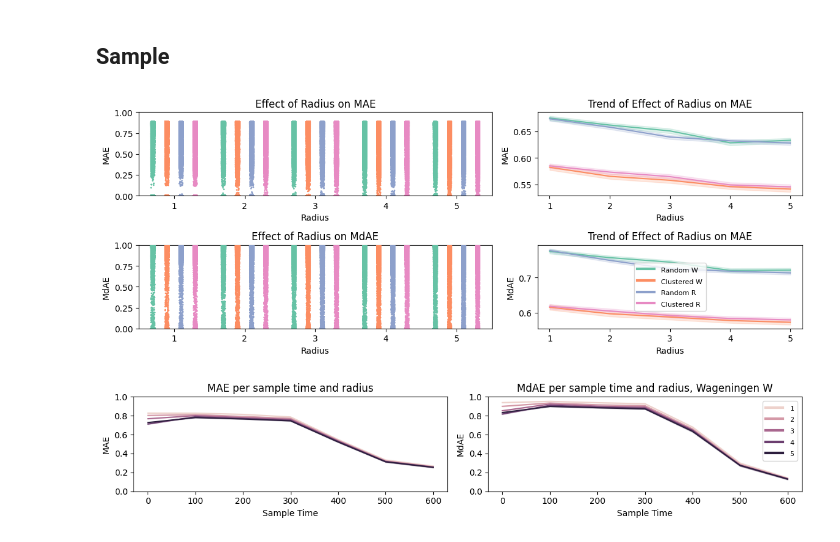
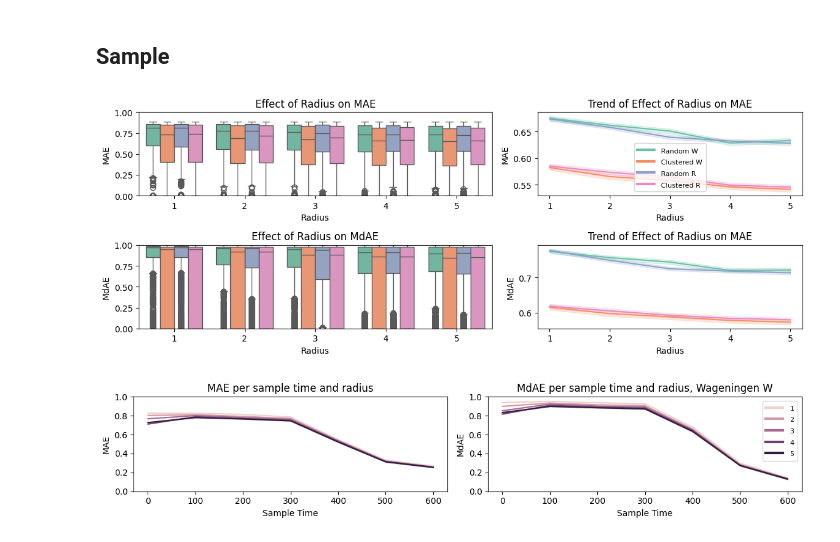
Before and after one commit to timovdk/BLOSSOM, a Jupyter notebook: figures/5-results_viz.ipynb, the cells around one changed output. Saved outputs shown, nothing was run; the diff lists cells and outputs as text; code cells hidden in the pictures.

```diff
--- a/figures/5-results_viz.ipynb
+++ b/figures/5-results_viz.ipynb
@@ -385,7 +383,7 @@ ax3 = fig.add_subplot(gs[2])
 ax4 = fig.add_subplot(gs[3])
 
 # Plot [mae, w]
-sns.stripplot(size=2, dodge=True, x='r', y='mae_sh', hue='setup', palette=sns.color_palette("Set2")[:4], data=df_combined, ax=ax1, legend=False)
+sns.boxplot(x='r', y='mae_sh', hue='setup', palette=sns.color_palette("Set2")[:4], data=df_combined, ax=ax1, legend=False)
 ax1.set_title('Effect of Radius on MAE')
 ax1.set_xlabel('Radius')
 ax1.set_ylabel('MAE')
@@ -400,12 +398,13 @@ g.set_xticks([1, 2, 3, 4, 5])
 for lh in g.legend_.legend_handles:
     lh.set_linewidth('3')
 g.legend_.set_title('')
+g.legend_.set_loc('upper right')
 new_labels = ['Random W', 'Clustered W', 'Random R', 'Clustered R']
 for t, l in zip(g.legend_.texts, new_labels):
     t.set_text(l)
     t.set_fontsize('8')
 
-sns.stripplot(size=2, dodge=True, x='r', y='mdae_sh', hue='setup', palette=sns.color_palette("Set2")[:4], data=df_combined, ax=ax3, legend=False)
+sns.boxplot(x='r', y='mdae_sh', hue='setup', palette=sns.color_palette("Set2")[:4], data=df_combined, ax=ax3, legend=False)
 ax3.set_title('Effect of Radius on MdAE')
 ax3.set_xlabel('Radius')
 ax3.set_ylabel('MdAE')
@@ -539,50 +537,51 @@ gs = GridSpec(2, 2, width_ratios=[4, 3], height_ratios=[1, 1])
 ax1 = fig.add_subplot(gs[0])
 ax2 = fig.add_subplot(gs[1])
 ax3 = fig.add_subplot(gs[2])
 ax4 = fig.add_subplot(gs[3])
 
 # Plot [mae, w]
-sns.stripplot(size=2, dodge=True, x='r', y='mae', hue='setup', palette=sns.color_palette("Set2")[:4], data=df_combined, ax=ax1, legend=False)
+sns.boxplot(x='r', y='mae', hue='setup', palette=sns.color_palette("Set2")[:4], data=df_combined, ax=ax1, legend=False)
 ax1.set_title('Effect of Radius on MAE')
 ax1.set_xlabel('Radius')
 ax1.set_ylabel('MAE')
 ax1.set_ybound(0,1)
 
-g = sns.lineplot(x='r', y='mae', hue='setup', palette=sns.color_palette("Set2")[:4], data=df_combined, ax=ax2, legend=False)
+g = sns.lineplot(x='r', y='mae', hue='setup', palette=sns.color_palette("Set2")[:4], data=df_combined, ax=ax2, legend=True)
 ax2.set_title('Trend of Effect of Radius on MAE')
 ax2.set_xlabel('Radius')
 ax2.set_ylabel('MAE')
 g.set_xticks([1, 2, 3, 4, 5])
 #ax2.set_ybound(0,1)
-
-# Plot [mae, w]
-sns.stripplot(size=2, dodge=True, x='r', y='mdae', hue='setup', palette=sns.color_palette("Set2")[:4], data=df_combined, ax=ax3, legend=False)
-ax3.set_title('Effect of Radius on MdAE')
-ax3.set_xlabel('Radius')
-ax3.set_ylabel('MdAE')
-ax3.set_ybound(0,1)
-
-g = sns.lineplot(x='r', y='mdae', hue='setup', palette=sns.color_palette("Set2")[:4], data=df_combined, ax=ax4)
-ax4.set_title('Trend of Effect of Radius on MAE')
-ax4.set_xlabel('Radius')
-ax4.set_ylabel('MdAE')
-g.set_xticks([1, 2, 3, 4, 5])
-#ax4.set_ybound(0,1)
 for lh in g.legend_.legend_handles:
     lh.set_linewidth('3')
 g.legend_.set_title('')
 new_labels = ['Random W', 'Clustered W', 'Random R', 'Clustered R']
 for t, l in zip(g.legend_.texts, new_labels):
     t.set_text(l)
     t.set_fontsize('8')
 
+# Plot [mae, w]
+sns.boxplot(x='r', y='mdae', hue='setup', palette=sns.color_palette("Set2")[:4], data=df_combined, ax=ax3, legend=False)
+ax3.set_title('Effect of Radius on MdAE')
+ax3.set_xlabel('Radius')
+ax3.set_ylabel('MdAE')
+ax3.set_ybound(0,1)
+
+g = sns.lineplot(x='r', y='mdae', hue='setup', palette=sns.color_palette("Set2")[:4], data=df_combined, ax=ax4, legend=False)
+ax4.set_title('Trend of Effect of Radius on MAE')
+ax4.set_xlabel('Radius')
+ax4.set_ylabel('MdAE')
+g.set_xticks([1, 2, 3, 4, 5])
+#ax4.set_ybound(0,1)
+
+
 # Adjust layout to make sure plots are neatly arranged
 plt.tight_layout()
 plt.savefig("5-d_index_sample.pdf", format="pdf", bbox_inches="tight")
 plt.savefig("5-d_index_sample.png", format="png", bbox_inches="tight")
 plt.show()
 # %% [output]
-[figure, old version]
+[figure, new version]
 # %%
 df1 = pd.read_csv('../experiments/analysis_out/d_index_sample_w.csv')
 df1['sampling_strat'] = 'w'
```
Also changed, not shown: parts of 8 cells of this notebook, 35 other files.
